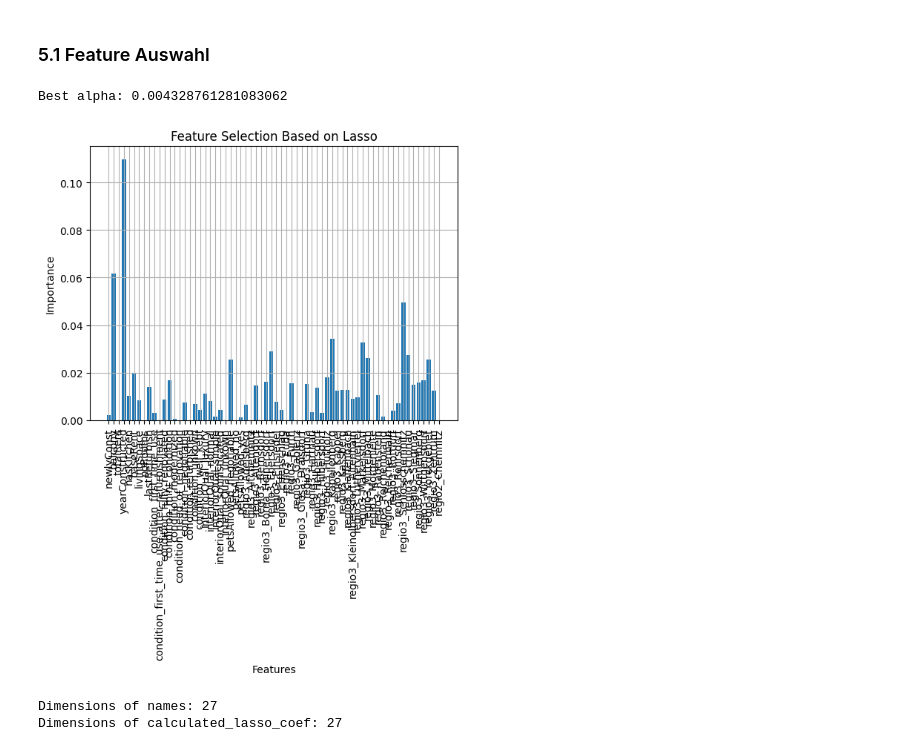
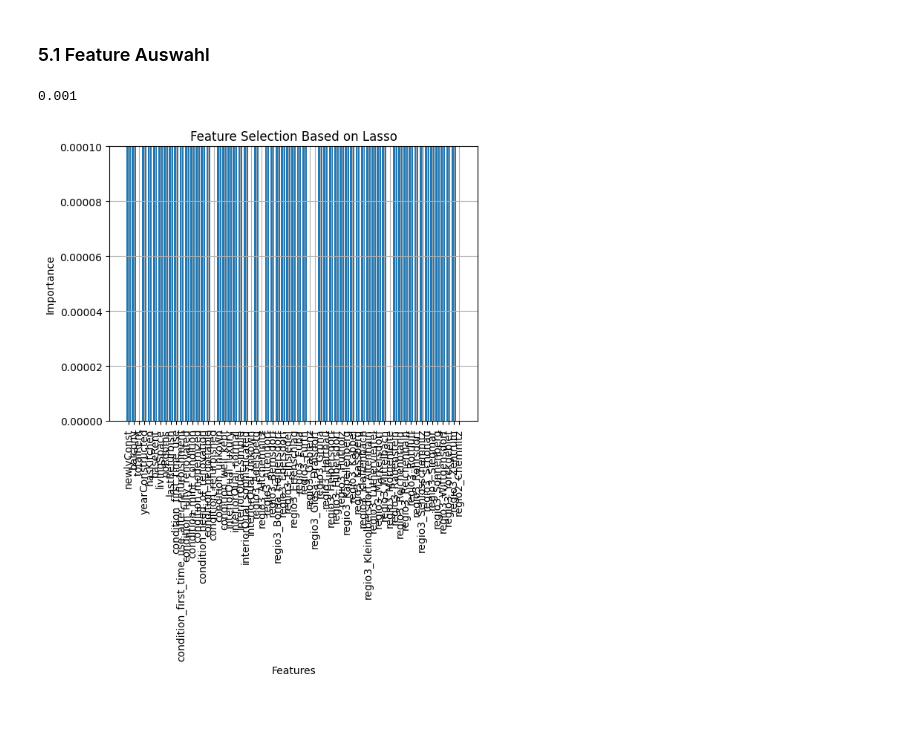
Before and after one commit to TobiasGleiter/data-science, a Jupyter notebook: main.ipynb, the cells around one changed output. Saved outputs shown, nothing was run; the diff lists cells and outputs as text; code cells hidden in the pictures; blank space fills up the shorter version.

```diff
--- a/main.ipynb
+++ b/main.ipynb
@@ -1202,6 +1241,11 @@ chemnitz_apartments_5.loc[:, "hasKitchen"] = chemnitz_apartments_5["hasKitchen"]
 chemnitz_apartments_5.loc[:, "newlyConst"] = chemnitz_apartments_5["newlyConst"].astype(int)
 chemnitz_apartments_5 = pd.get_dummies(chemnitz_apartments_5, columns=['condition'])
 chemnitz_apartments_5 = pd.get_dummies(chemnitz_apartments_5, columns=['interiorQual'])
-chemnitz_apartments_5 = pd.get_dummies(chemnitz_apartments_5, columns=['petsAllowed'])
+#chemnitz_apartments_5 = chemnitz_apartments_5.drop(columns=['interiorQual'])
+#chemnitz_apartments_5 = pd.get_dummies(chemnitz_apartments_5, columns=['petsAllowed'])
+chemnitz_apartments_5 = chemnitz_apartments_5.drop(columns=['petsAllowed'])
+
 chemnitz_apartments_5 = pd.get_dummies(chemnitz_apartments_5, columns=['regio3'])
 chemnitz_apartments_5 = pd.get_dummies(chemnitz_apartments_5, columns=['regio2'])
+#chemnitz_apartments_5 = chemnitz_apartments_5.drop(columns=['regio3'])
+#chemnitz_apartments_5 = chemnitz_apartments_5.drop(columns=['regio2'])
@@ -1241,6 +1287,7 @@ memory usage: 1.6 MB
 from sklearn.linear_model import Lasso
 from sklearn.model_selection import train_test_split
 from sklearn.metrics import r2_score, mean_squared_error
+from sklearn.model_selection import GridSearchCV
 
 # Assume chemnitz_apartments_5 contains the prepared data
 
@@ -1253,39 +1300,47 @@ y = chemnitz_apartments_5[target_thermalChar]
 X_train, X_test, y_train, y_test = train_test_split(X, y, test_size=0.2, random_state=42)
 
 # Standardizing the features
 scaler = StandardScaler()
 X_train_scaled = scaler.fit_transform(X_train)
 X_test_scaled = scaler.transform(X_test)
 
 # Scaling the target variable
 scaler_y = StandardScaler()
 y_train_scaled = scaler_y.fit_transform(y_train.values.reshape(-1, 1)).ravel()
 y_test_scaled = scaler_y.transform(y_test.values.reshape(-1, 1)).ravel()
 
+# Define a range of alpha values to search
+alphas = [0.0001, 0.001, 0.01, 0.1, 1, 10]
+
+# Create a parameter grid
+param_grid = {'alpha': alphas}
+
+# Perform grid search with cross-validation
+grid_search = GridSearchCV(Lasso(), param_grid, cv=5)
+grid_search.fit(X_train_scaled, y_train_scaled)
+
+# Get the best alpha value
+best_alpha = grid_search.best_params_['alpha']
+print(best_alpha)
+
 # Lasso Regression Model
-lasso_model = Lasso(alpha=0.01)  # You can adjust the alpha parameter as needed
+lasso_model = Lasso(alpha=best_alpha)  # You can adjust the alpha parameter as needed
 
 # Train the model
 lasso_model.fit(X_train_scaled, y_train_scaled)
 
 # Obtain coefficients from the trained Lasso model
 lasso_coef = np.abs(lasso_model.coef_)
 
 # Plotting the Column Names and Importance of Columns
 plt.bar(X.columns, lasso_coef)
 plt.xticks(rotation=90)
 plt.grid()
 plt.title("Feature Selection Based on Lasso")
 plt.xlabel("Features")
 plt.ylabel("Importance")
 plt.ylim(0, 0.0001)
 plt.show()
 # %% [output]
-Best alpha: 0.004328761281083062
+0.001
-[figure, old version]
+[figure, new version]
-# %%
-print("Dimensions of names:", len(names))
-print("Dimensions of calculated_lasso_coef:", len(calculated_lasso_coef))
-# %% [output]
-Dimensions of names: 27
-Dimensions of calculated_lasso_coef: 27
```
Also changed, not shown: parts of 37 cells of this notebook.
